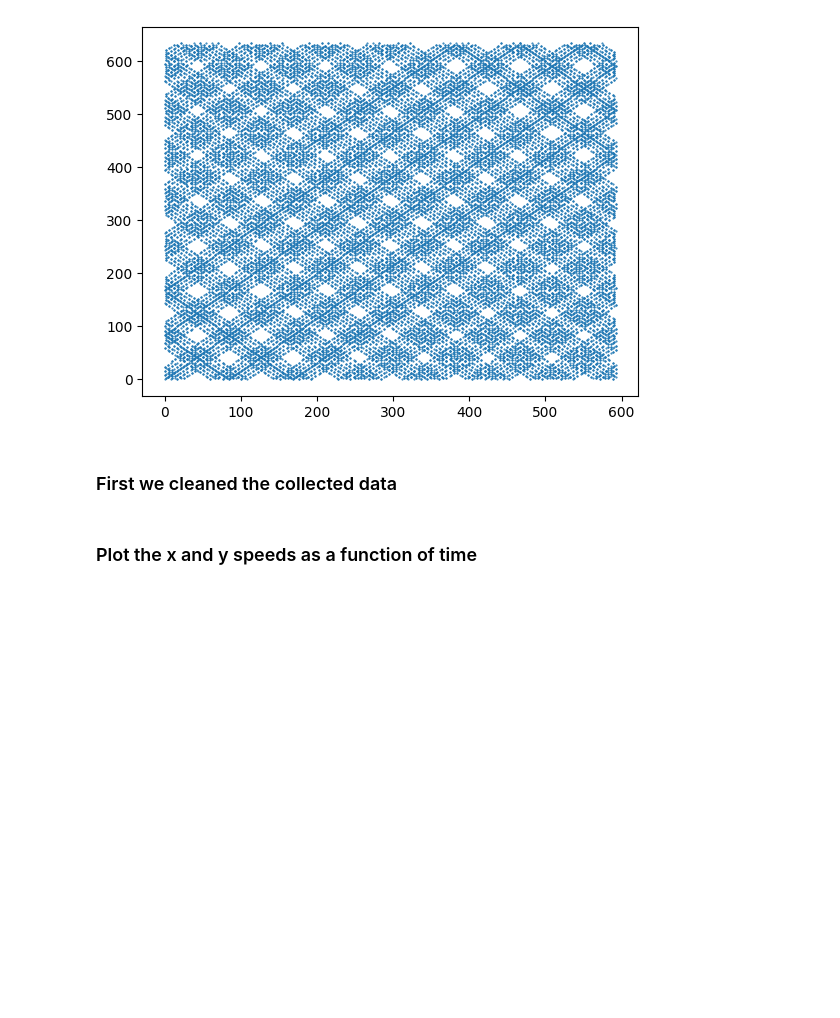
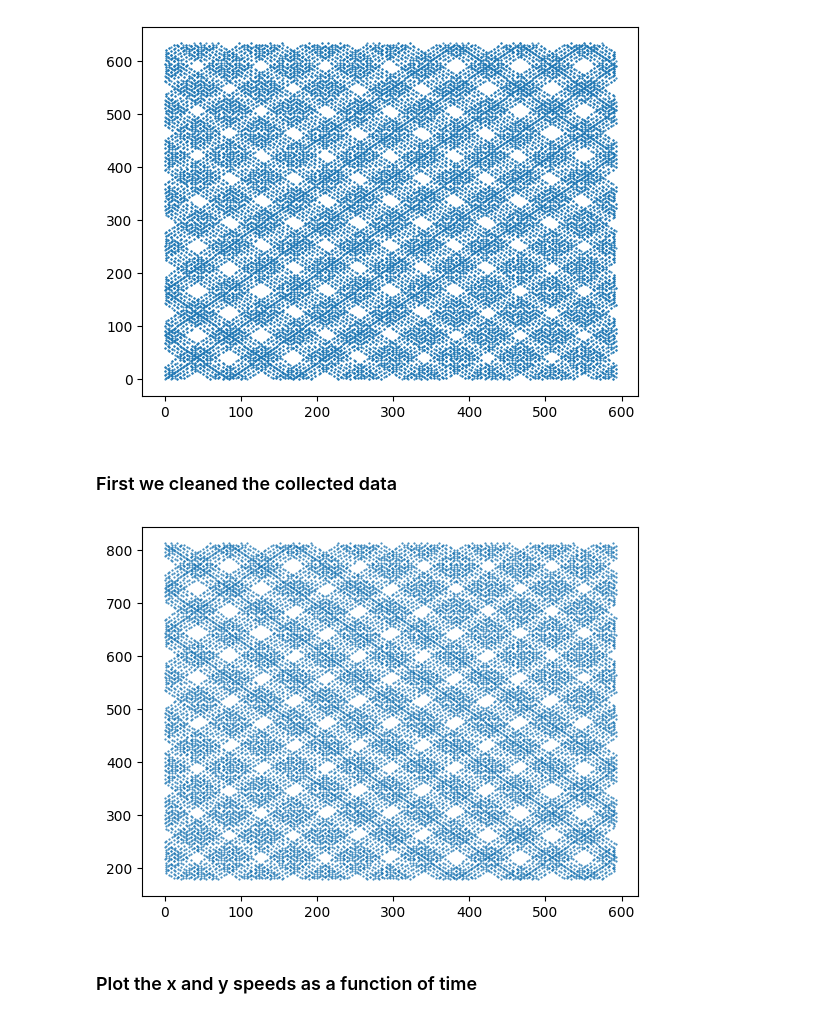
Before and after one commit to willayy/DVD, a Jupyter notebook: dvd.ipynb, the cells around one changed output. Cells and saved outputs as stored; diff of their text form; code cells hidden in the pictures; blank space fills up the shorter version.

```diff
--- a/dvd.ipynb
+++ b/dvd.ipynb
@@ -31,30 +31,38 @@ plt.show()
 ### First we cleaned the collected data
 # %%
 import pandas as pd
+import matplotlib.pyplot as plt
 
 # Read data from csv file
 data = pd.read_csv('985x812_394x180.csv')
 
 # Add timestamps to the data
 data['t'] = data.index * 0.01
+
+# Since the position data is taken from a html canvas, we need to move the origin to the bottom left corner for a more intuitive plot
+data['y'] = 812 - data['y']
 
 # Round time to 3 decimals
 data['t'] = data['t'].round(3)
 
 # Prune rows where x and y is equal to the row after,
 # we got a lot of points in the data that have the same x and y values
 data = data[(data['x'] != data['x'].shift(1)) | (data['y'] != data['y'].shift(1))]
 
 # Calculate the speeds dx and dy
-data['dx'] = data['x'].diff() * data['t'].diff()
-data['dy'] = data['y'].diff() * data['t'].diff()
-
-# Round speeds to 3 decimals
-data['dx'] = data['dx'].round(3)
-data['dy'] = data['dy'].round(3)
+data['dt'] = data['t'].diff().round(3)
+data['dx'] = (data['x'].diff() * data['t'].diff()).round(3)
+data['dy'] = (data['y'].diff() * data['t'].diff()).round(3)
 
 # Save the cleaned data to a new csv file
 data.to_csv('985x812_394x180_cleaned.csv', index=False)
+
+# Plot the cleaned data
+plt.plot(data['x'], data['y'], 'o', markersize=0.5)
+
+plt.show()
+# %% [output]
+[figure, added]
 # %% [markdown]
 ### Plot the x and y speeds as a function of time
 # %%
```
Also changed, not shown: parts of 3 cells of this notebook, 2 other files.
